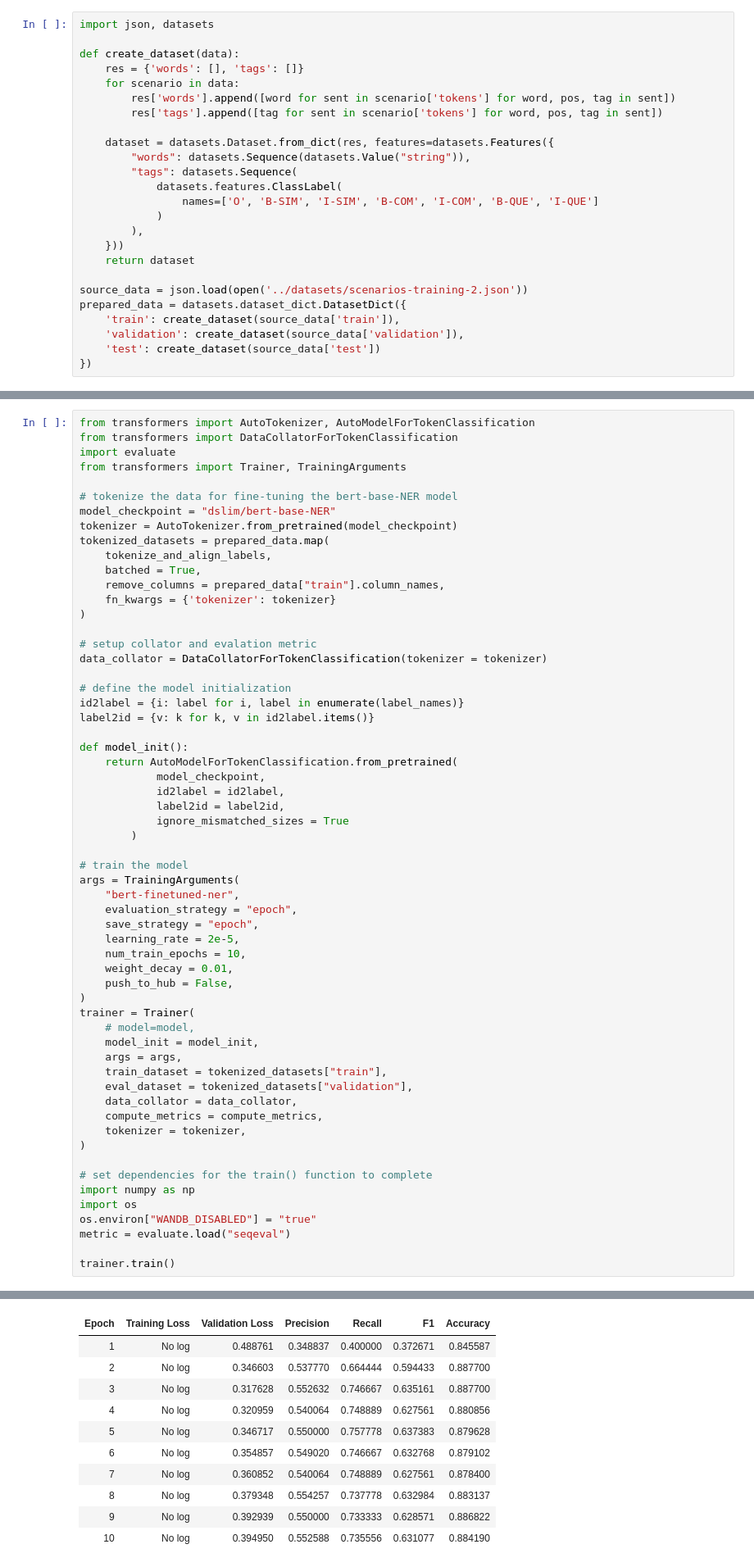
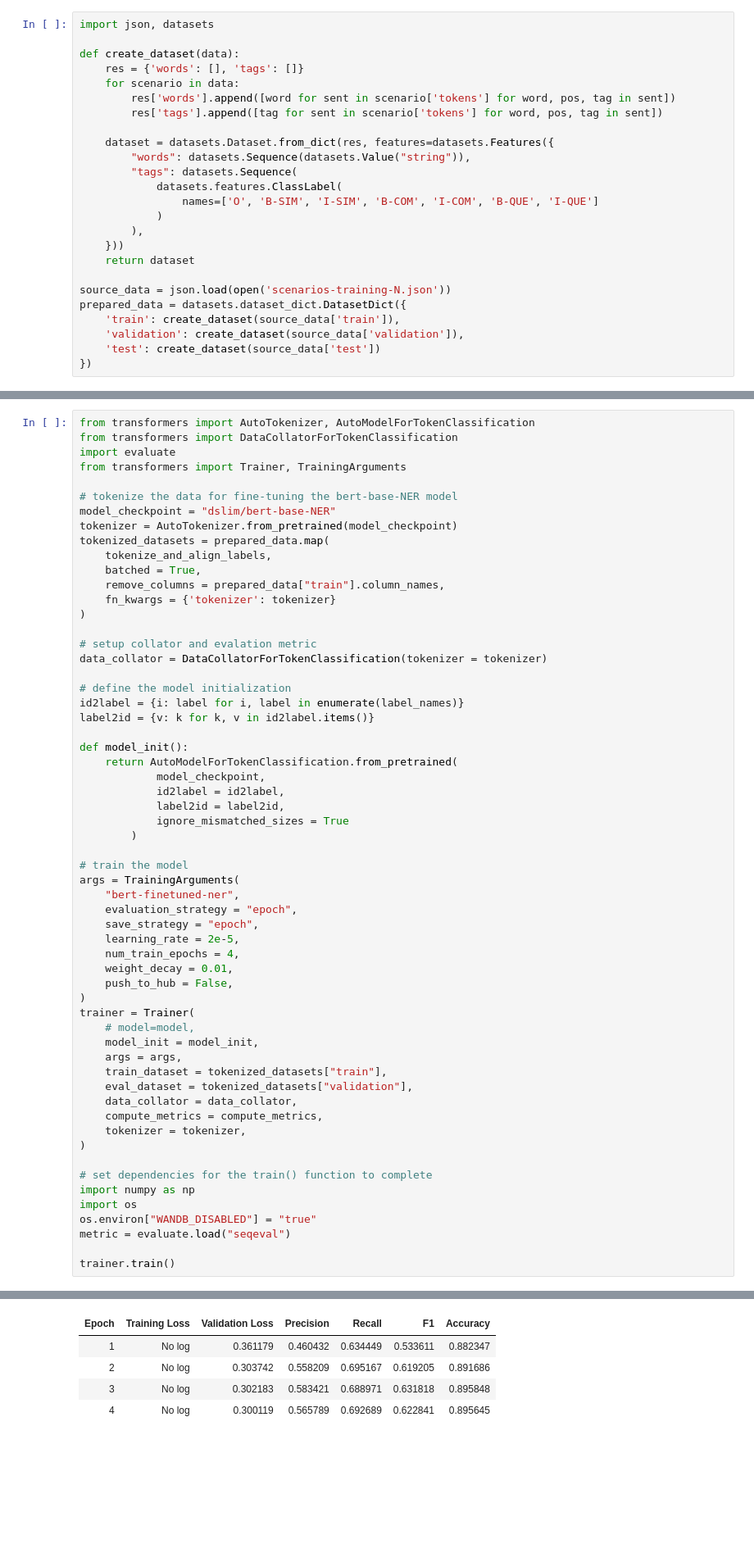
Before and after one commit to cmu-relab/scenario_risk_scores, a Jupyter notebook: models/BERT-based NER Training.ipynb, the cells around one changed output, grey strips where cells are left out. Shown: that part at 82% size. Saved outputs shown, nothing was run; the diff lists cells and outputs as text; blank space fills up the shorter version.

Commit message:
Fixed BERT notebooks to use new data formats.

```diff
--- a/models/BERT-based NER Training.ipynb
+++ b/models/BERT-based NER Training.ipynb
@@ -52,7 +52,7 @@ def create_dataset(data):
     }))
     return dataset
 
-source_data = json.load(open('../datasets/scenarios-training-2.json'))
+source_data = json.load(open('scenarios-training-N.json'))
 prepared_data = datasets.dataset_dict.DatasetDict({
     'train': create_dataset(source_data['train']),
     'validation': create_dataset(source_data['validation']),
@@ -169,7 +169,7 @@ args = TrainingArguments(
     evaluation_strategy = "epoch",
     save_strategy = "epoch",
     learning_rate = 2e-5,
-    num_train_epochs = 10,
+    num_train_epochs = 4,
     weight_decay = 0.01,
     push_to_hub = False,
 )
@@ -230,12 +230,6 @@ You're using a BertTokenizerFast tokenizer. Please note that with a fast tokeniz
 | Epoch | Training Loss | Validation Loss | Precision | Recall | F1 | Accuracy |
-| 1 | No log | 0.488761 | 0.348837 | 0.400000 | 0.372671 | 0.845587 |
-| 2 | No log | 0.346603 | 0.537770 | 0.664444 | 0.594433 | 0.887700 |
-| 3 | No log | 0.317628 | 0.552632 | 0.746667 | 0.635161 | 0.887700 |
-| 4 | No log | 0.320959 | 0.540064 | 0.748889 | 0.627561 | 0.880856 |
-| 5 | No log | 0.346717 | 0.550000 | 0.757778 | 0.637383 | 0.879628 |
-| 6 | No log | 0.354857 | 0.549020 | 0.746667 | 0.632768 | 0.879102 |
-| 7 | No log | 0.360852 | 0.540064 | 0.748889 | 0.627561 | 0.878400 |
-| 8 | No log | 0.379348 | 0.554257 | 0.737778 | 0.632984 | 0.883137 |
-| 9 | No log | 0.392939 | 0.550000 | 0.733333 | 0.628571 | 0.886822 |
-| 10 | No log | 0.394950 | 0.552588 | 0.735556 | 0.631077 | 0.884190 |
+| 1 | No log | 0.361179 | 0.460432 | 0.634449 | 0.533611 | 0.882347 |
+| 2 | No log | 0.303742 | 0.558209 | 0.695167 | 0.619205 | 0.891686 |
+| 3 | No log | 0.302183 | 0.583421 | 0.688971 | 0.631818 | 0.895848 |
+| 4 | No log | 0.300119 | 0.565789 | 0.692689 | 0.622841 | 0.895645 |
 ***** Running Evaluation *****
```
Also changed, not shown: parts of 4 cells of this notebook, 7 other files.
